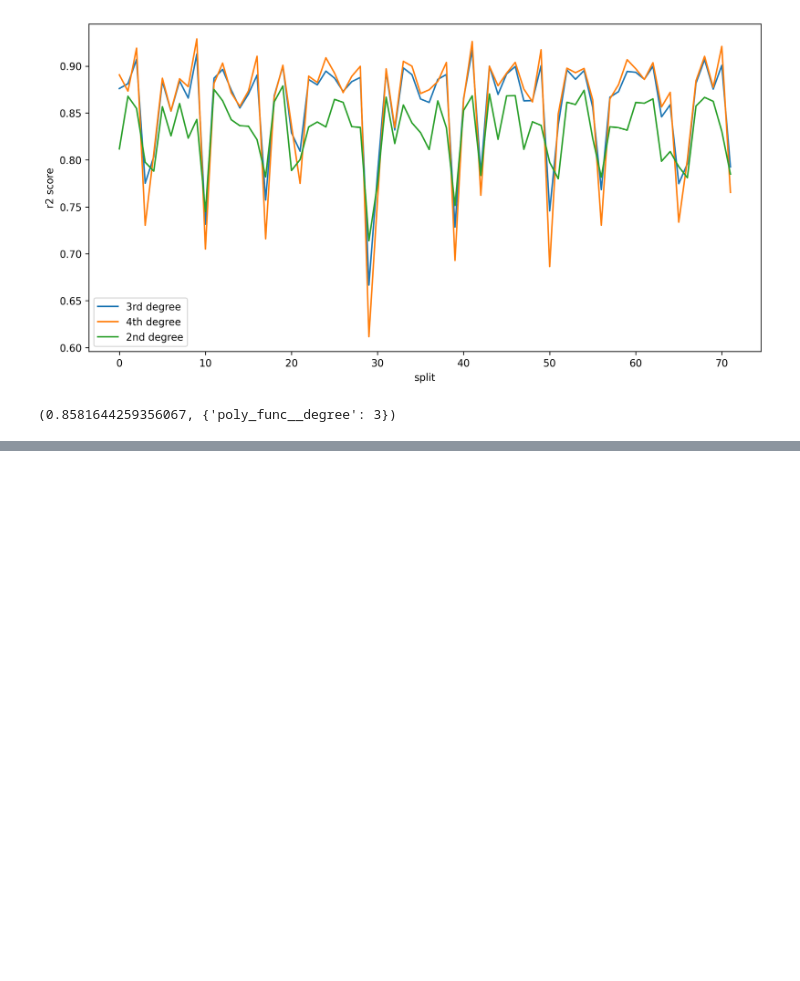
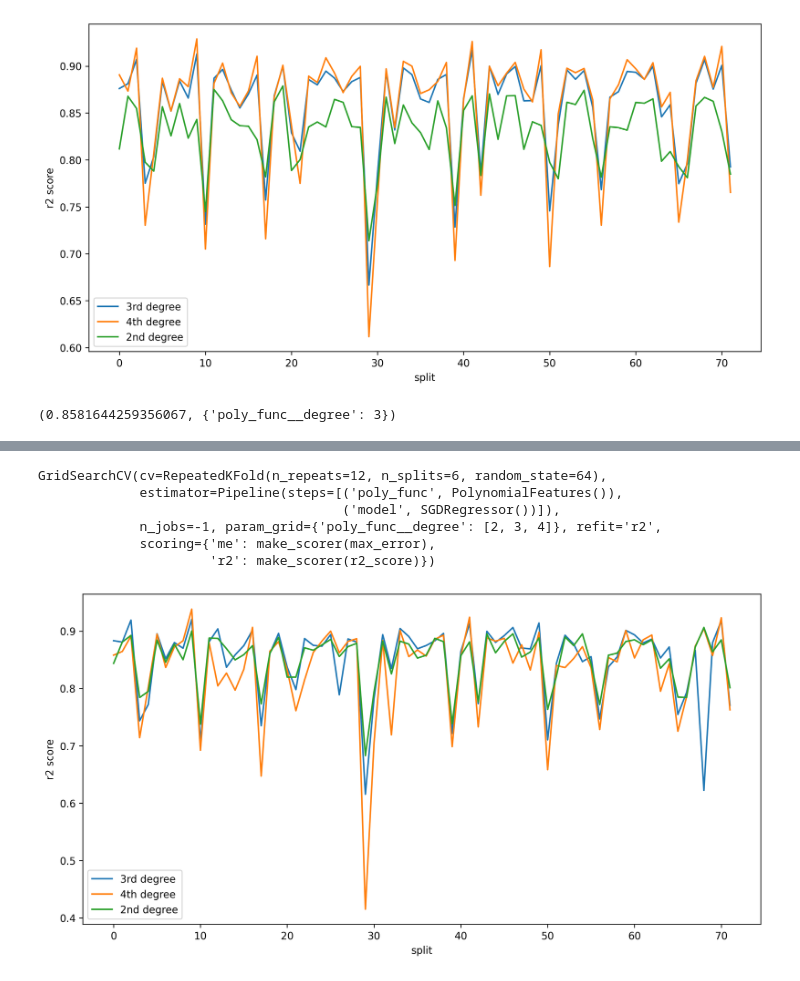
Before and after one commit to ashen007/HousePricePrediction, a Jupyter notebook: model/poly models.ipynb, the cells around one changed output, grey strips where cells are left out. Drawn from its saved outputs; the diff is of its cells as text; code cells hidden in the pictures; blank space fills up the shorter version.

```diff
--- a/model/poly models.ipynb
+++ b/model/poly models.ipynb
@@ -385,0 +407,41 @@ gs_elasticNet.best_score_, gs_elasticNet.best_params_
+# %%
+gs_SGD = GridSearchCV(estimator=SGD_estimator,
+                      param_grid={'poly_func__degree': [2, 3, 4]},
+                      scoring={'r2': make_scorer(r2_score),
+                               'me': make_scorer(max_error)
+                               },
+                      refit='r2',
+                      cv=cv,
+                      n_jobs=-1
+                      )
+gs_SGD.fit(train_x, train_y)
+# %% [output]
+GridSearchCV(cv=RepeatedKFold(n_repeats=12, n_splits=6, random_state=64),
+             estimator=Pipeline(steps=[('poly_func', PolynomialFeatures()),
+                                       ('model', SGDRegressor())]),
+             n_jobs=-1, param_grid={'poly_func__degree': [2, 3, 4]}, refit='r2',
+             scoring={'me': make_scorer(max_error),
+                      'r2': make_scorer(r2_score)})
+# %%
+plt.figure(figsize=[12, 6], dpi=300)
+sns.lineplot(
+    x=list(range(72)),
+    y=pd.DataFrame(gs_SGD.cv_results_).loc[1, 'split0_test_r2': 'split71_test_r2'],
+    label='3rd degree'
+)
+sns.lineplot(
+    x=list(range(72)),
+    y=pd.DataFrame(gs_SGD.cv_results_).loc[2, 'split0_test_r2': 'split71_test_r2'],
+    label='4th degree'
+)
+sns.lineplot(
+    x=list(range(72)),
+    y=pd.DataFrame(gs_SGD.cv_results_).loc[0, 'split0_test_r2': 'split71_test_r2'],
+    label='2nd degree'
+)
+plt.legend()
+plt.xlabel('split')
+plt.ylabel('r2 score')
+plt.show()
+# %% [output]
+[figure, added]
```
Also changed, not shown: parts of 6 cells of this notebook.
